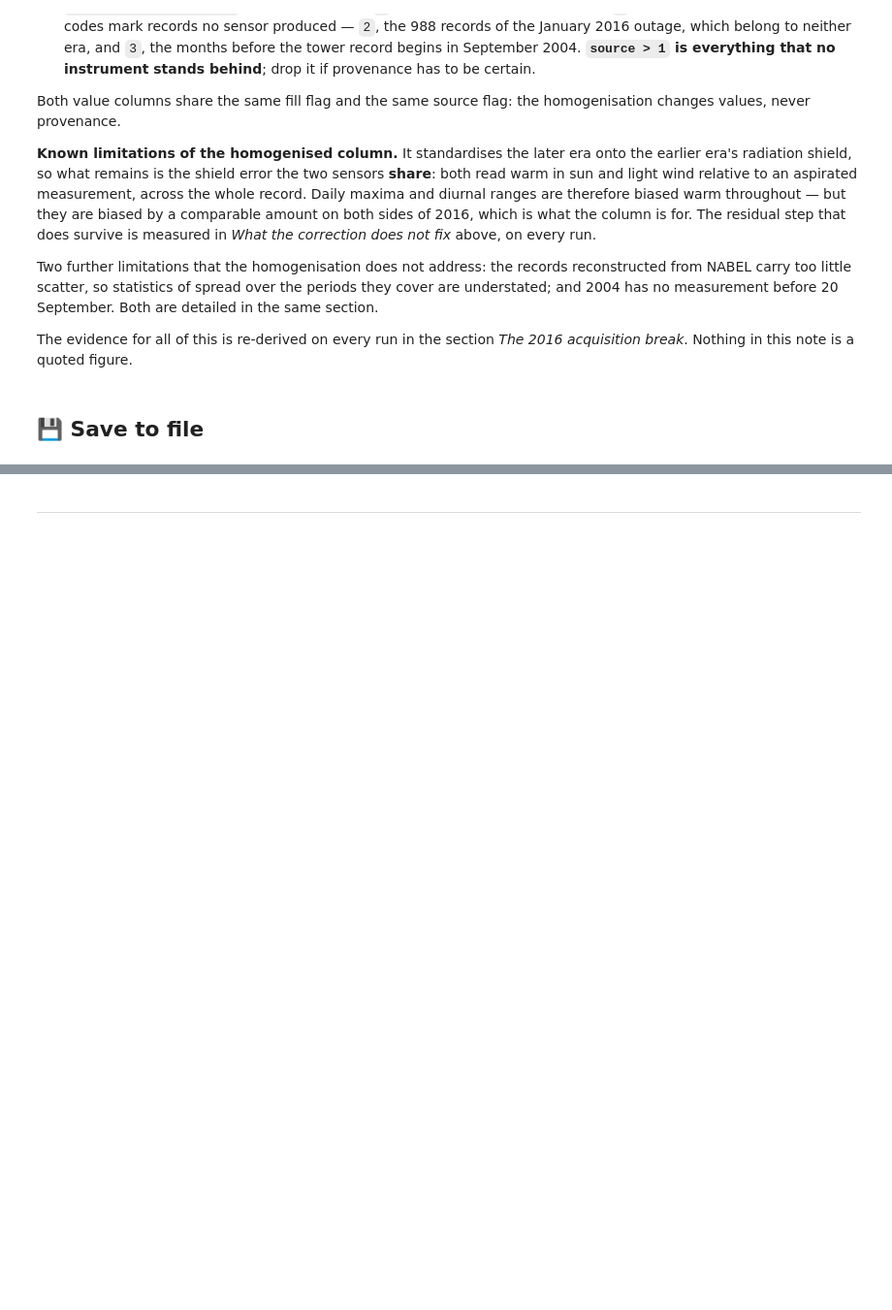
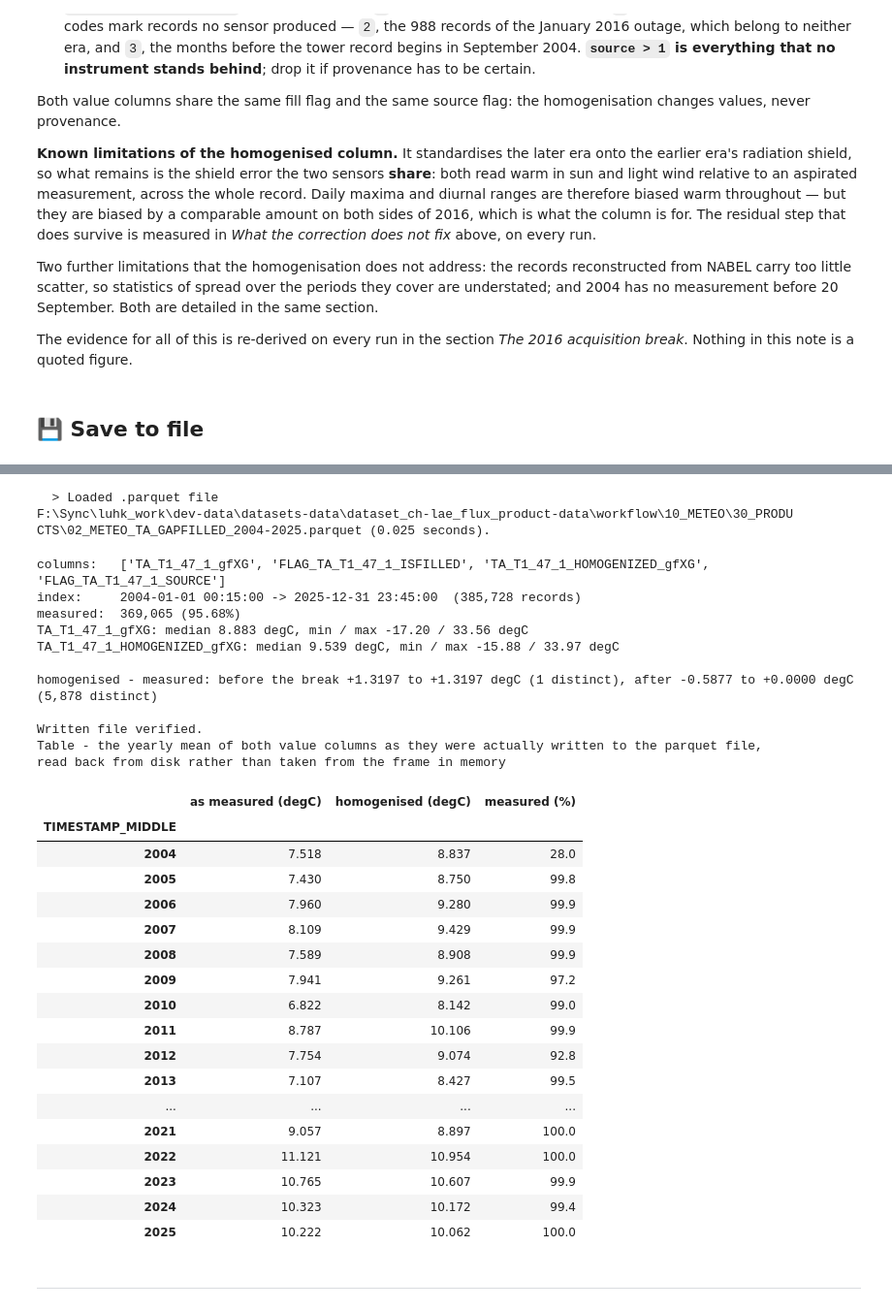
Before and after one commit to holukas/dataset_ch-lae_flux_product, a Jupyter notebook: workflow/10_METEO/30_PRODUCTS/02_METEO_TA_2004-2025.ipynb, the cells around one changed output, grey strips where cells are left out. Shown at 97% size. Cells and saved outputs as stored; diff of their text form; code cells hidden in the pictures; blank space fills up the shorter version.

```diff
--- a/workflow/10_METEO/30_PRODUCTS/02_METEO_TA_2004-2025.ipynb
+++ b/workflow/10_METEO/30_PRODUCTS/02_METEO_TA_2004-2025.ipynb
@@ -3507,3 +3511,80 @@ Saved to: F:\Sync\luhk_work\dev-data\datasets-data\dataset_ch-lae_flux_product-d
+# %%
+_written = dv.load_parquet(filepath=str(Path(OUTPATH) / f"{OUTNAME}.parquet"))
+
+print(f"columns:   {list(_written.columns)}")
+print(f"index:     {_written.index[0]} -> {_written.index[-1]}  ({len(_written):,} records)")
+print(f"measured:  {int((_written[FLAGCOL] == FILL_OBSERVED).sum()):,} "
+      f"({100 * (_written[FLAGCOL] == FILL_OBSERVED).mean():.2f}%)")
+for _c in (VALCOL, HOMOGCOL):
+    print(f"{_c}: median {float(_written[_c].median()):.3f} degC, "
+          f"min / max {float(_written[_c].min()):.2f} / {float(_written[_c].max()):.2f} degC")
+
+assert list(_written.columns) == [VALCOL, FLAGCOL, HOMOGCOL, SOURCECOL], (
+    "unexpected columns in the written file")
+assert len(_written) == len(export_df), "record count changed on write"
+assert _written.index.equals(export_df.index), "index changed on write"
+# Both value columns are documented as complete, and the plausible range is checked here on the
+# file itself rather than on the frame that was handed to the writer.
+for _c in (VALCOL, HOMOGCOL):
+    assert _written[_c].notna().all(), f"{_c} has gaps in the written file, but it is exported complete"
+    assert -40 < float(_written[_c].min()) and float(_written[_c].max()) < 45, (
+        f"{_c} is outside the plausible range for this site in the written file")
+assert (set(_written[FLAGCOL].unique()) <= set(FLAG_LEGEND)), (
+    "the written file carries a fill code that FLAG_LEGEND does not document")
+assert (set(_written[SOURCECOL].unique()) <= set(FLAG_SOURCE_LEGEND)), (
+    "the written file carries a source code that FLAG_SOURCE_LEGEND does not document")
+# The homogenisation is the reason this product has a second value column, so the read-back reports
+# what it did on each side of the break rather than only that the column arrived. The correction is
+# two terms, so the later era takes a range of values rather than a single one.
+_diff = _written[HOMOGCOL] - _written[VALCOL]
+_before, _after = _diff[_written.index < BREAK], _diff[_written.index >= BREAK]
+print()
+print(f"homogenised - measured: before the break {_before.min():+.4f} to {_before.max():+.4f} degC "
+      f"({_before.round(4).nunique():,} distinct), after {_after.min():+.4f} to {_after.max():+.4f} "
+      f"degC ({_after.round(4).nunique():,} distinct)")
+print()
+print("Written file verified.")
+
+tabcap("the yearly mean of both value columns as they were actually written to the parquet file, "
+       "read back from disk rather than taken from the frame in memory")
+display(pd.DataFrame({
+    'as measured (degC)': _written[VALCOL].groupby(_written.index.year).mean().round(3),
+    'homogenised (degC)': _written[HOMOGCOL].groupby(_written.index.year).mean().round(3),
+    'measured (%)': (100 * (_written[FLAGCOL] == FILL_OBSERVED)).groupby(_written.index.year).mean().round(1),
+}))
+# %% [output]
+  > Loaded .parquet file
+F:\Sync\luhk_work\dev-data\datasets-data\dataset_ch-lae_flux_product-data\workflow\10_METEO\30_PRODU
+CTS\02_METEO_TA_GAPFILLED_2004-2025.parquet (0.025 seconds).
+columns:   ['TA_T1_47_1_gfXG', 'FLAG_TA_T1_47_1_ISFILLED', 'TA_T1_47_1_HOMOGENIZED_gfXG', 'FLAG_TA_T1_47_1_SOURCE']
+index:     2004-01-01 00:15:00 -> 2025-12-31 23:45:00  (385,728 records)
+measured:  369,065 (95.68%)
+TA_T1_47_1_gfXG: median 8.883 degC, min / max -17.20 / 33.56 degC
+TA_T1_47_1_HOMOGENIZED_gfXG: median 9.539 degC, min / max -15.88 / 33.97 degC
+
+homogenised - measured: before the break +1.3197 to +1.3197 degC (1 distinct), after -0.5877 to +0.0000 degC (5,878 distinct)
+
+Written file verified.
+Table - the yearly mean of both value columns as they were actually written to the parquet file,
+read back from disk rather than taken from the frame in memory
+|  | as measured (degC) | homogenised (degC) | measured (%) |
+| TIMESTAMP_MIDDLE |  |  |  |
+| 2004 | 7.518 | 8.837 | 28.0 |
+| 2005 | 7.430 | 8.750 | 99.8 |
+| 2006 | 7.960 | 9.280 | 99.9 |
+| 2007 | 8.109 | 9.429 | 99.9 |
+| 2008 | 7.589 | 8.908 | 99.9 |
+| 2009 | 7.941 | 9.261 | 97.2 |
+| 2010 | 6.822 | 8.142 | 99.0 |
+| 2011 | 8.787 | 10.106 | 99.9 |
+| 2012 | 7.754 | 9.074 | 92.8 |
+| 2013 | 7.107 | 8.427 | 99.5 |
+| ... | ... | ... | ... |
+| 2021 | 9.057 | 8.897 | 100.0 |
+| 2022 | 11.121 | 10.954 | 100.0 |
+| 2023 | 10.765 | 10.607 | 99.9 |
+| 2024 | 10.323 | 10.172 | 99.4 |
+| 2025 | 10.222 | 10.062 | 100.0 |
 # %% [markdown]
 ***
 # %% [markdown]
```
Also changed, not shown: parts of 11 cells of this notebook, 2 other files.
